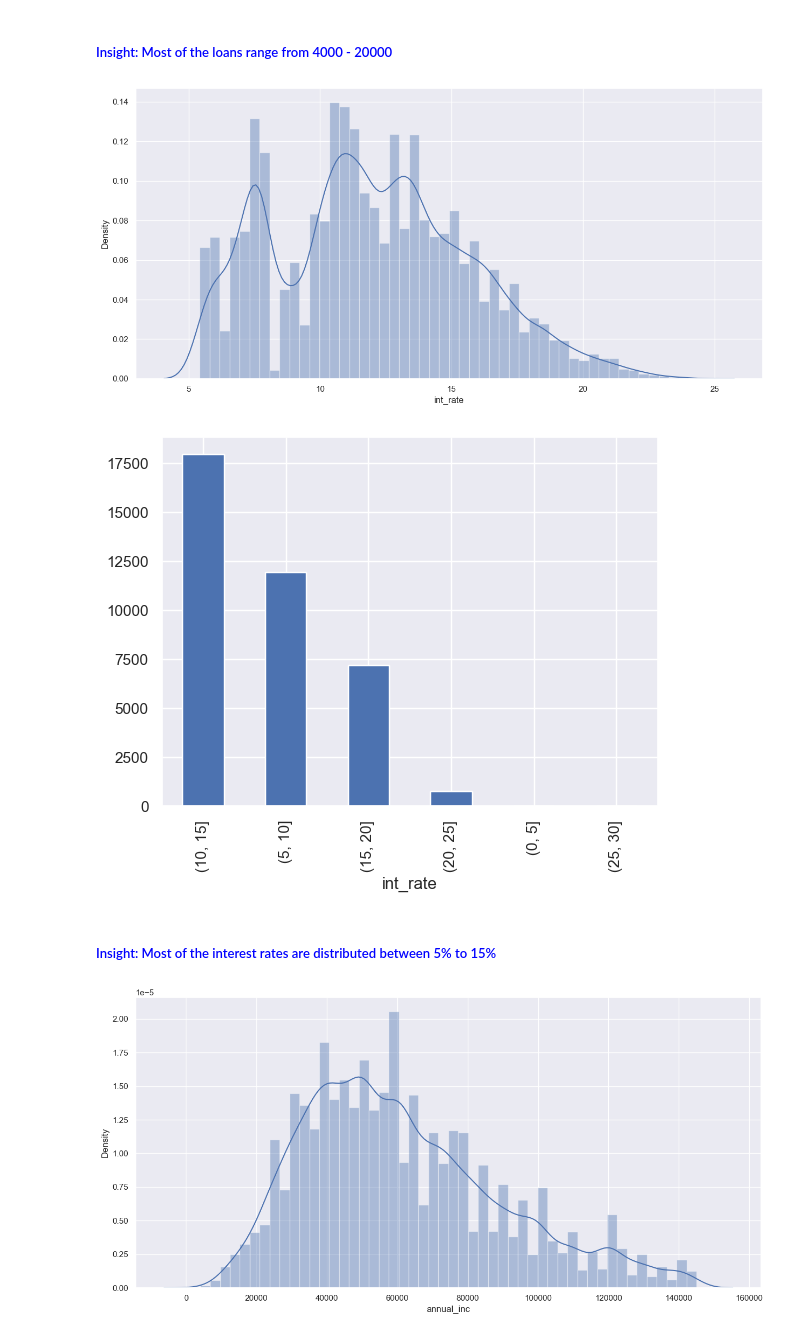
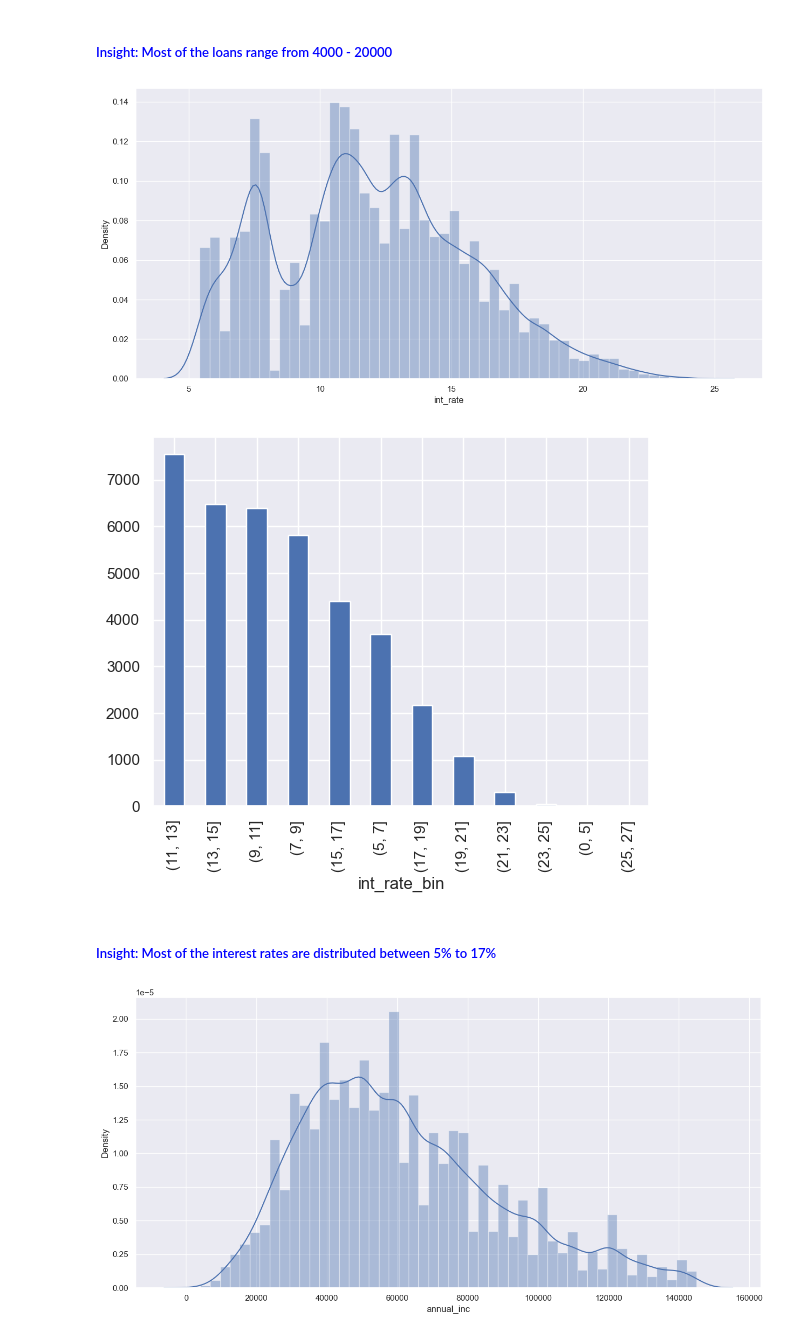
Before and after one commit to sarpsl/LendingClubCaseStudy, a Jupyter notebook: Syed_Abdul_Rahim.ipynb, the cells around one changed output. Drawn from its saved outputs; the diff is of its cells as text; code cells hidden in the pictures.

```diff
--- a/Syed_Abdul_Rahim.ipynb
+++ b/Syed_Abdul_Rahim.ipynb
@@ -233,7 +214,7 @@ dtype: int64
 # %%
 # draw box plot for each 'int' / 'float' column to check the outliers
 for col in df.select_dtypes(['int','float']).columns:
-    sns.boxplot(y=df[col])
-    #plt.figure(figsize=[5,5])
+    fig, ax = plt.subplots(figsize=(3,3))
+    sns.boxplot(y=df[col], ax=ax)
     plt.show()
 # %% [output]
@@ -275,6 +256,7 @@ df shape after:  (37874, 21)
 df.to_csv('loan_filtered.csv')
 # %%
 # check annual_inc to see the outliers again after dropping
-sns.boxplot(y=df.annual_inc)
+fig, ax = plt.subplots(figsize=(3,3))
+sns.boxplot(y=df.annual_inc, ax=ax)
 plt.show()
 # %% [output]
@@ -323,15 +305,17 @@ univariate_cont(df, 'loan_amnt')
 # %%
 # visualize Interest Rate column
 univariate_cont(df, 'int_rate')
+# create bin for interest rate
 # and visualize thru binning also
-bins = [0, 5, 10, 15, 20, 25, 30]
-pd.cut(df['int_rate'], bins).value_counts().plot(kind='bar')
+bins = [0, 5, 7, 9, 11, 13, 15, 17, 19, 21, 23, 25, 27]
+df['int_rate_bin'] = pd.cut(df['int_rate'], bins)
+df['int_rate_bin'].value_counts().plot(kind='bar')
 plt.show()
 # %% [output]
 [figure]
-[figure, old version]
+[figure, new version]
 # %% [markdown]
-##### <font color='blue'>Insight: Most of the interest rates are distributed between 5% to 15%</font>
+##### <font color='blue'>Insight: Most of the interest rates are distributed between 5% to 17%</font>
 # %%
 # visualize Annual Income column
 univariate_cont(df, 'annual_inc')
```
Also changed, not shown: parts of 24 cells of this notebook.
